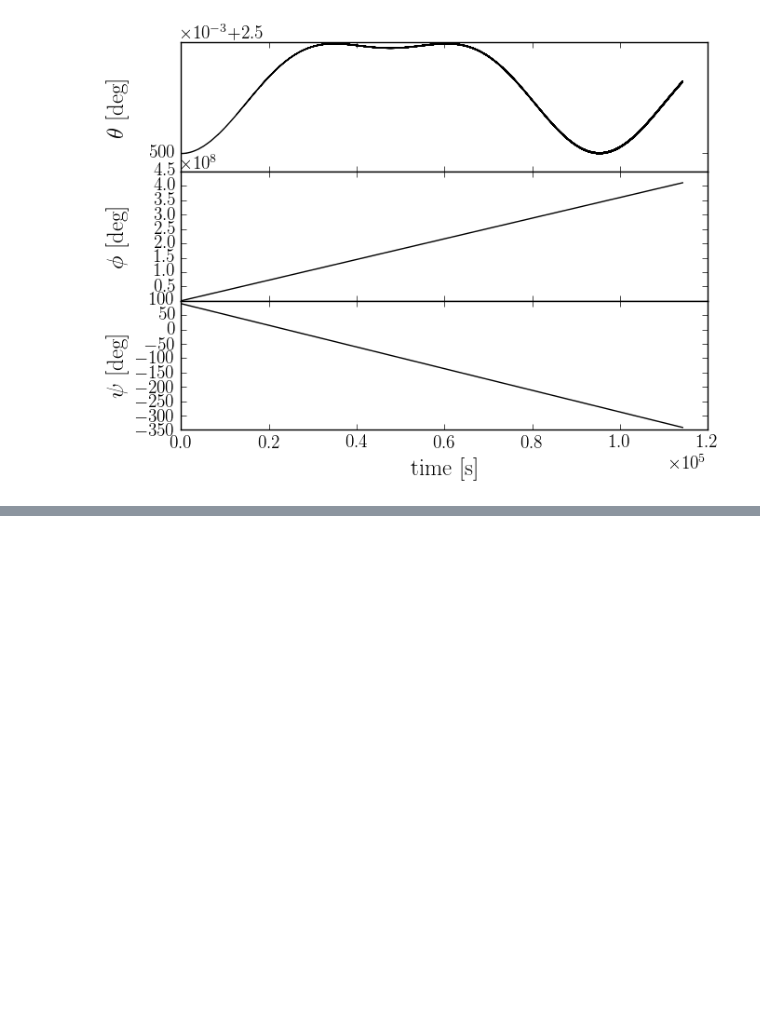
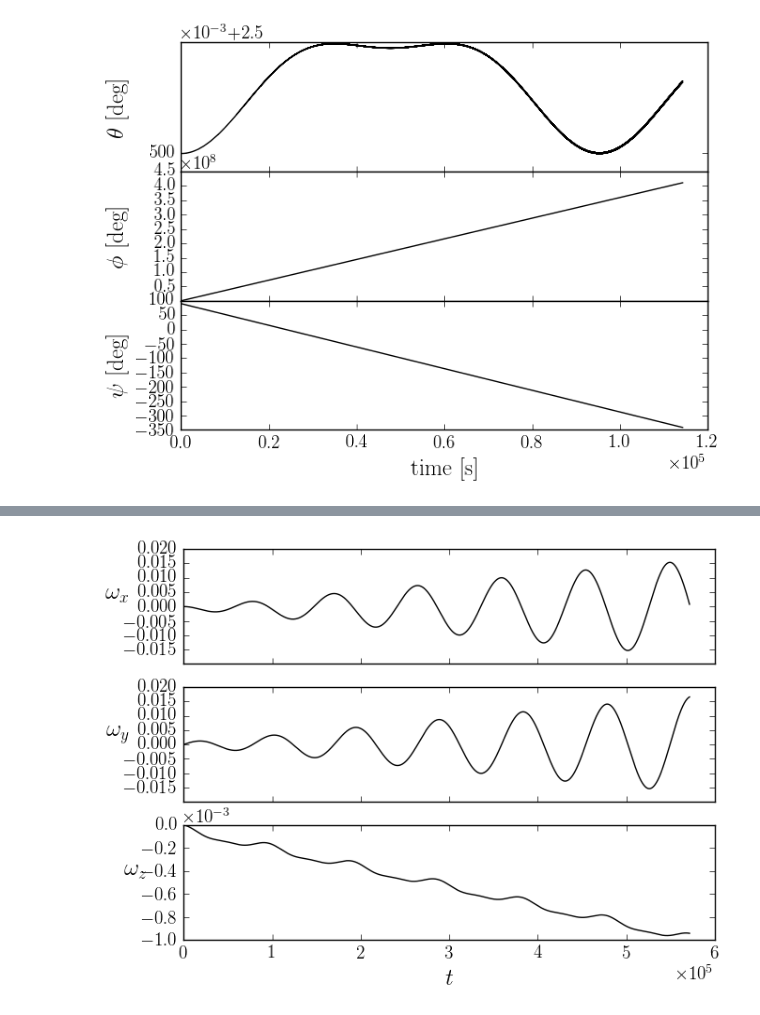
Before and after one commit to GregoryAshton/neutron_star_modelling, a Jupyter notebook: SpindownRate/LearningAboutSpindown.ipynb, the cells around one changed output, grey strips where cells are left out. Drawn from its saved outputs; the diff is of its cells as text; code cells hidden in the pictures; blank space fills up the shorter version.

```diff
--- a/SpindownRate/LearningAboutSpindown.ipynb
+++ b/SpindownRate/LearningAboutSpindown.ipynb
@@ -56,7 +56,7 @@ theta_EM = np.array([omega0, epsI3, np.radians(a0), np.radians(chi0), epsA])
 ax.plot(time, SignalModel_EM2(theta_EM, time), "--", color="g", label="Hybrid")
 
 file_name = main(chi0=chi0, epsI3=epsI3, epsA=epsA, omega0=omega0, T=T,
-                 n=n, error=error, a0=a0, cleanup=True, DryRun=False,
+                 n=n, error=error, a0=a0, cleanup=False, DryRun=False,
                  AnomTorque=True)
 File_Functions.PrintParameterDictionary(file_name)
 
@@ -97,0 +124,44 @@ plt.show()
+# %%
+def simple_plot_diff(file_nameA, file_nameB, axes=None, *args, **kwargs):
+    """
+
+    Plots `file_name` in cartesian components
+
+    Parameters
+    ----------
+    file_name: str
+    tmax: float
+    tmin: float
+    axes : 3 axes instances,
+        If given plot on top of these figures, else new ones are created.
+
+    """
+
+    dataA = np.array(File_Functions.One_Component_Import(file_nameA))
+    dataB = np.array(File_Functions.One_Component_Import(file_nameB))
+    time = dataA[0]
+
+    if axes:
+        (ax1, ax2, ax3) = axes
+    else:
+        fig, (ax1, ax2, ax3) = plt.subplots(nrows=3, sharex=True)
+
+    ax1.plot(time, dataA[1] - dataB[1], *args, **kwargs)
+    ax1.set_ylabel(r"$\omega_{x}$", rotation="horizontal")
+    ax1.set_yticks(ax1.get_yticks()[1:-1])
+
+    ax2.plot(time, dataA[2] - dataB[2], *args, **kwargs)
+    ax2.set_ylabel(r"$\omega_{y}$", rotation="horizontal")
+    ax2.set_yticks(ax2.get_yticks()[1:-1])
+
+    ax3.plot(time, dataA[3] - dataB[3], *args, **kwargs)
+    ax3.set_ylabel(r"$\omega_{z} $", rotation="horizontal")
+
+    ax3.set_xlabel(r"$t$")
+
+    return (ax1, ax2, ax3)
+
+axes = simple_plot_diff(normal, NoTorque, label="Normal")
+plt.show()
+# %% [output]
+[figure, added]
```
Also changed, not shown: parts of 6 cells of this notebook.
